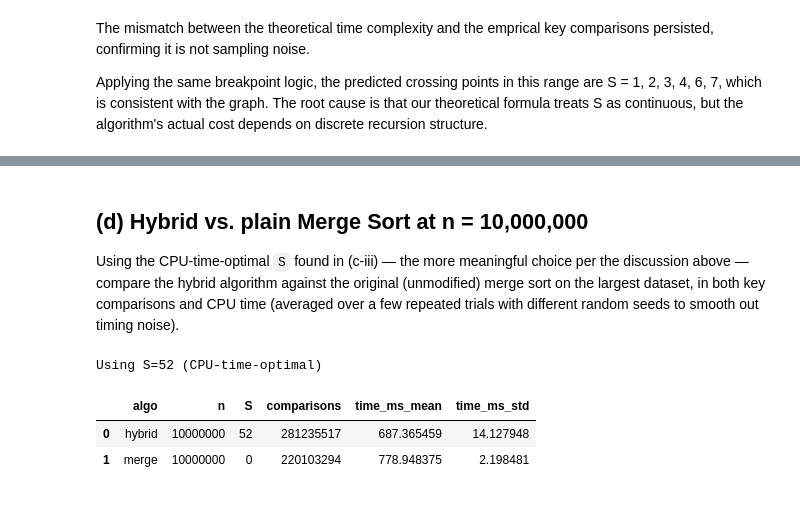
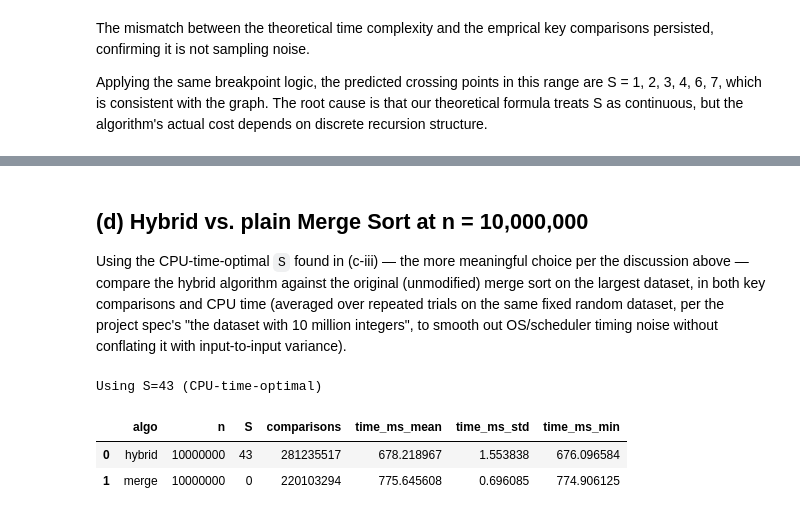
Before and after one commit to wheyy/merge-insertion-hybrid, a Jupyter notebook: analysis.ipynb, the cells around one changed output, grey strips where cells are left out. Cells and saved outputs as stored; diff of their text form; code cells hidden in the pictures.

Commit message:
ciii (write up to be refined)

```diff
--- a/analysis.ipynb
+++ b/analysis.ipynb
@@ -616,0 +659,15 @@ plain merge sort, while the CPU-time-optimal `S` is where the hybrid approach ac
+# %%
+# Phase 1 (coarse): sweep S well past the standalone crossover bound above.
+# N_STUDY uses 5 round, log-spaced n values (1e3..1e7) rather than 7, and
+# S_COARSE steps by 2, to keep this sweep's runtime reasonable.
+N_STUDY = np.unique(np.logspace(3, 7, 5).astype(int))  # 1,000 / 10,000 / 100,000 / 1,000,000 / 10,000,000
+S_COARSE = np.arange(1, 301, 2)  # S = 1 - 300, step 2
+REPS_COARSE = 5  # up from 3 in the first pass, to smooth out timing spikes
+
+rows_ciii_coarse = []
+for n_study in N_STUDY:
+    for S in S_COARSE:
+        rows_ciii_coarse.append(run_repeated("hybrid", int(n_study), int(S), seed=1, reps=REPS_COARSE))
+
+df_ciii_coarse = pd.DataFrame(rows_ciii_coarse)
+df_ciii_coarse
@@ -616,0 +798,23 @@ plain merge sort, while the CPU-time-optimal `S` is where the hybrid approach ac
+# %%
+norm_by_n = pivot_norm
+agg_mean = norm_by_n.mean(axis=0)
+agg_min = norm_by_n.min(axis=0)
+agg_max = norm_by_n.max(axis=0)
+
+fig, ax = plt.subplots(figsize=(9, 5))
+ax.plot(agg_mean.index, agg_mean.to_numpy(), "-", color="darkorange", label="mean across all n")
+ax.fill_between(agg_mean.index, agg_min.to_numpy(), agg_max.to_numpy(), color="darkorange", alpha=0.15,
+                label="min-max range across n")
+best_S_aggregate = int(agg_mean.idxmin())
+ax.axvline(best_S_aggregate, color="gray", linestyle=":", label=f"aggregate best S = {best_S_aggregate}")
+ax.set_xlabel("S")
+ax.set_ylabel("CPU time (normalized to each n's own minimum)")
+ax.set_title("Aggregate across all studied n: relative CPU time vs. S")
+ax.legend(fontsize=8)
+ax.grid(True, alpha=0.3)
+plt.tight_layout()
+plt.show()
+
+print(f"Aggregate (pooled across all n) recommended S = {best_S_aggregate}")
+print(f"At that S, worst-case slowdown across all n relative to that n's own best: "
+      f"{agg_max.loc[best_S_aggregate]:.3f}x")
@@ -619,25 +916,27 @@ plain merge sort, while the CPU-time-optimal `S` is where the hybrid approach ac
 
 Using the CPU-time-optimal `S` found in (c-iii) — the more meaningful choice per the discussion above —
 compare the hybrid algorithm against the original (unmodified) merge sort on the largest dataset, in both
-key comparisons and CPU time (averaged over a few repeated trials with different random seeds to smooth
-out timing noise).
+key comparisons and CPU time (averaged over repeated trials on the same fixed random dataset, per the
+project spec's "the dataset with 10 million integers", to smooth out OS/scheduler timing noise without
+conflating it with input-to-input variance).
 # %%
 N_LARGE = 10_000_000
-# Use the CPU-time-optimal S from (c-iii) at the largest studied n (10,000,000).
-OPTIMAL_S = int(df_optimal_S.loc[df_optimal_S["n"] == 10_000_000, "optimal_S_time"].iloc[0])
+# Use the aggregate CPU-time-optimal S from (c-iii) -- pooled across all seven
+# studied n (not just the largest one), the most robust choice per the discussion above.
+OPTIMAL_S = best_S_aggregate
 REPS = 5
 
 result_hybrid = run_repeated("hybrid", N_LARGE, OPTIMAL_S, seed=1, reps=REPS)
 result_merge = run_repeated("merge", N_LARGE, 0, seed=1, reps=REPS)
 
 df_d = pd.DataFrame([result_hybrid, result_merge])
 print(f"Using S={OPTIMAL_S} (CPU-time-optimal)")
 df_d
 # %% [output]
-Using S=52 (CPU-time-optimal)
+Using S=43 (CPU-time-optimal)
-|  | algo | n | S | comparisons | time_ms_mean | time_ms_std |
-| 0 | hybrid | 10000000 | 52 | 281235517 | 687.365459 | 14.127948 |
-| 1 | merge | 10000000 | 0 | 220103294 | 778.948375 | 2.198481 |
+|  | algo | n | S | comparisons | time_ms_mean | time_ms_std | time_ms_min |
+| 0 | hybrid | 10000000 | 43 | 281235517 | 678.218967 | 1.553838 | 676.096584 |
+| 1 | merge | 10000000 | 0 | 220103294 | 775.645608 | 0.696085 | 774.906125 |
 # %%
 fig, axes = plt.subplots(1, 2, figsize=(11, 5))
 
```
Also changed, not shown: parts of 19 cells of this notebook, 4 other files.
